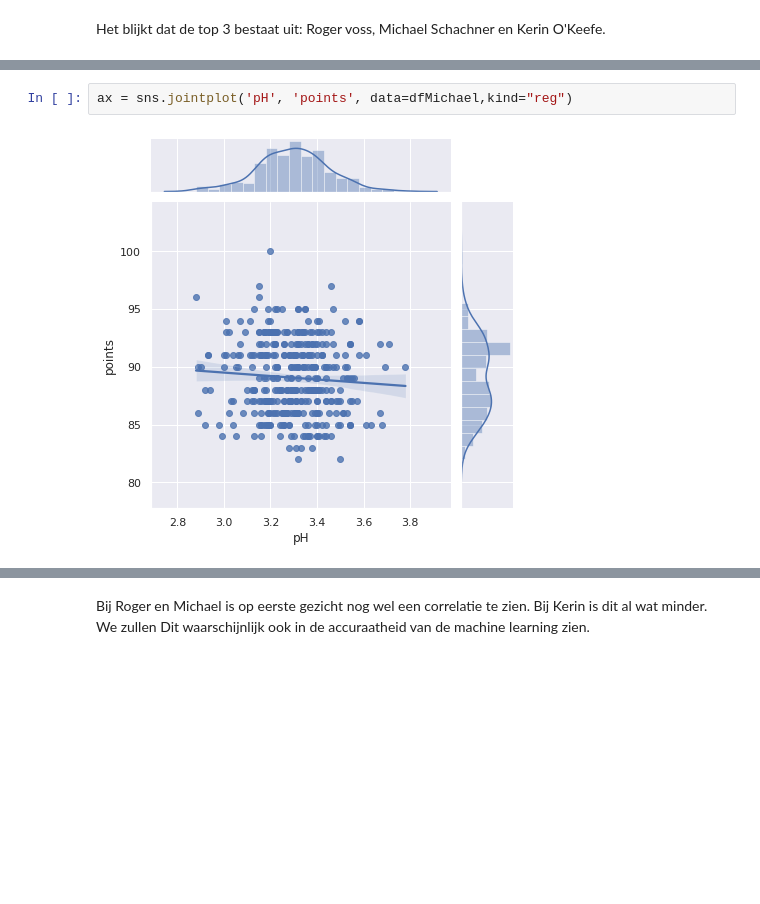
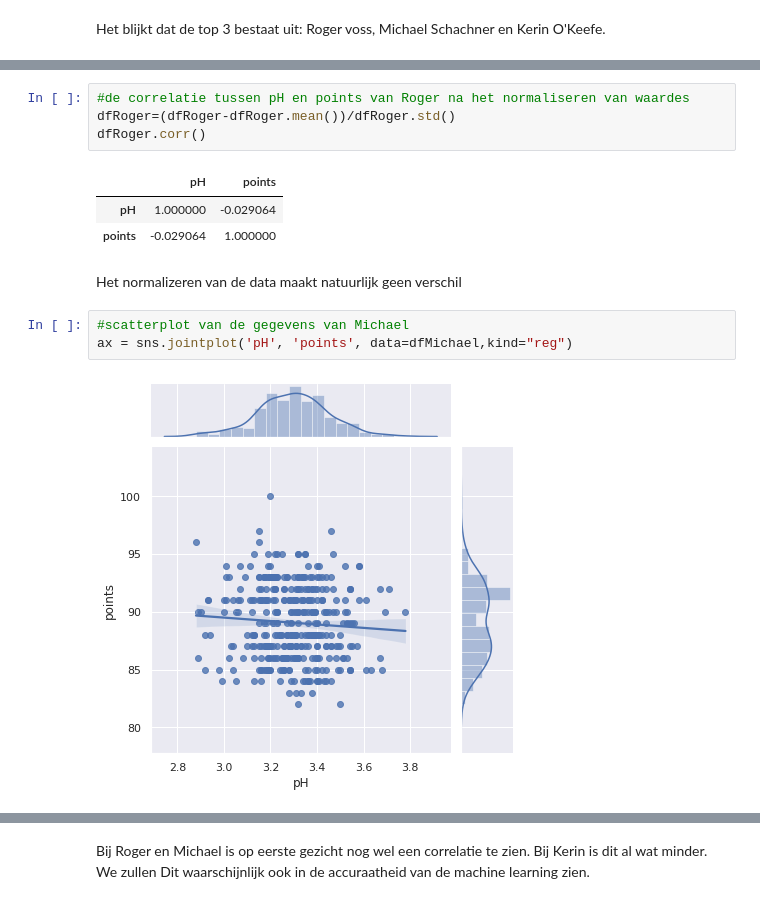
Before and after one commit to TijsS/jupyterNotebook, a Jupyter notebook: Copy_of_WijnOnderzoek.ipynb, the cells around one changed output, grey strips where cells are left out. Cells and saved outputs as stored; diff of their text form; blank space fills up the shorter version.

```diff
--- a/Copy_of_WijnOnderzoek.ipynb
+++ b/Copy_of_WijnOnderzoek.ipynb
@@ -172,4 +162,15 @@ ax = sns.jointplot('pH', 'points', data=dfRoger,kind="reg")
+# %%
+#de correlatie tussen pH en points van Roger na het normaliseren van waardes
+dfRoger=(dfRoger-dfRoger.mean())/dfRoger.std()
+dfRoger.corr()
+# %% [output]
+|  | pH | points |
+| pH | 1.000000 | -0.029064 |
+| points | -0.029064 | 1.000000 |
+# %% [markdown]
+Het normalizeren van de data maakt natuurlijk geen verschil
 # %%
+#scatterplot van de gegevens van Michael
 ax = sns.jointplot('pH', 'points', data=dfMichael,kind="reg")
 # %% [output]
 [figure]
```
Also changed, not shown: parts of 19 cells of this notebook.
